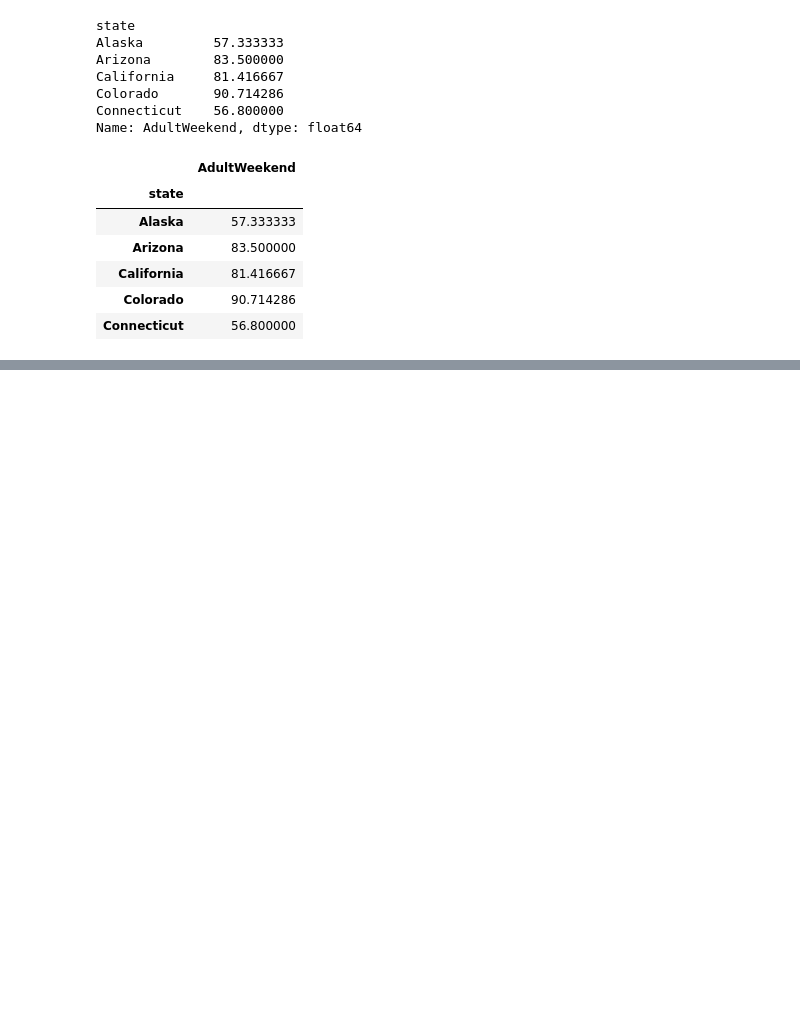
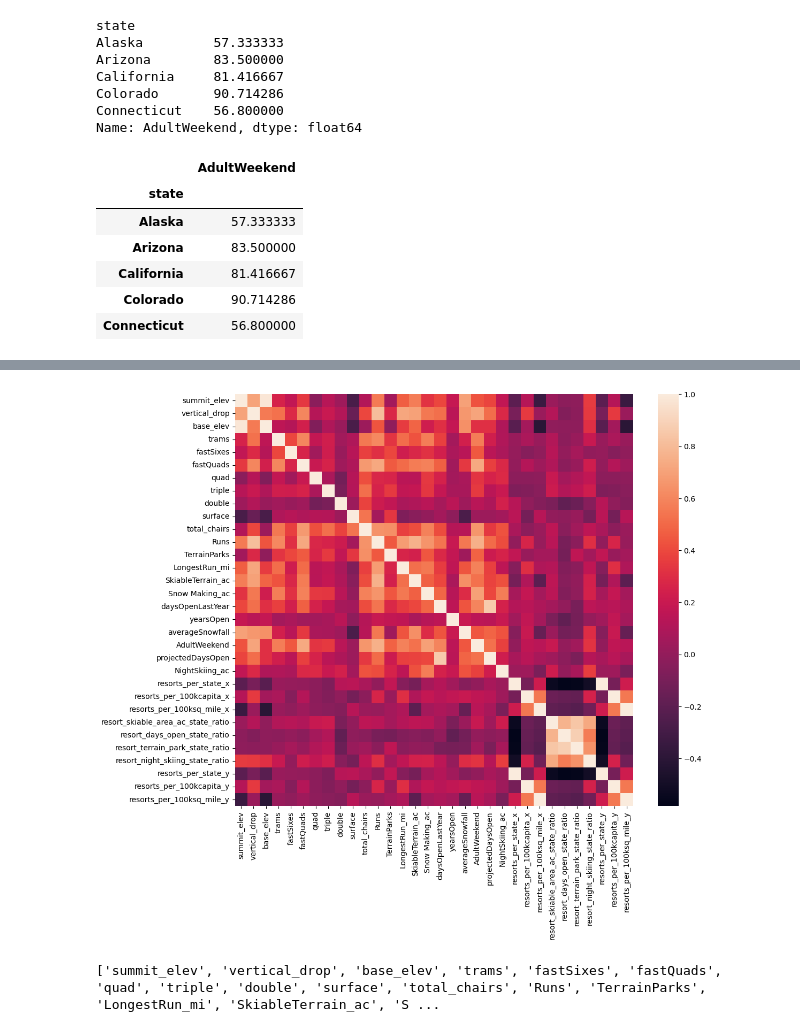
Before and after one commit to josht1222/BigMountain, a Jupyter notebook: Big Mountain.ipynb, the cells around one changed output, grey strips where cells are left out. Drawn from its saved outputs; the diff is of its cells as text; code cells hidden in the pictures; blank space fills up the shorter version.

```diff
--- a/Big Mountain.ipynb
+++ b/Big Mountain.ipynb
@@ -964,0 +1050,3 @@ dtype: object
+# %%
+ski_data = ski_data.merge(state_summary, how='left', on='state')
+ski_data.head().T
@@ -964,0 +1081,8 @@ dtype: object
+# %%
+ski_data['resort_skiable_area_ac_state_ratio'] = ski_data.SkiableTerrain_ac / ski_data.state_total_skiable_area_ac
+ski_data['resort_days_open_state_ratio'] = ski_data.daysOpenLastYear / ski_data.state_total_days_open
+ski_data['resort_terrain_park_state_ratio'] = ski_data.TerrainParks / ski_data.state_total_terrain_parks
+ski_data['resort_night_skiing_state_ratio'] = ski_data.NightSkiing_ac / ski_data.state_total_nightskiing_ac
+
+ski_data.drop(columns=['state_total_skiable_area_ac', 'state_total_days_open',
+                       'state_total_terrain_parks', 'state_total_nightskiing_ac'], inplace=True)
@@ -964,0 +1109,5 @@ dtype: object
+# %%
+plt.subplots(figsize=(12,10))
+sns.heatmap(ski_data.corr());
+# %% [output]
+[figure, added]
@@ -964,0 +1130,4 @@ dtype: object
+# %%
+print(features)
+# %% [output]
+['summit_elev', 'vertical_drop', 'base_elev', 'trams', 'fastSixes', 'fastQuads', 'quad', 'triple', 'double', 'surface', 'total_chairs', 'Runs', 'TerrainParks', 'LongestRun_mi', 'SkiableTerrain_ac', 'S ...
```
Also changed, not shown: parts of 44 cells of this notebook.
